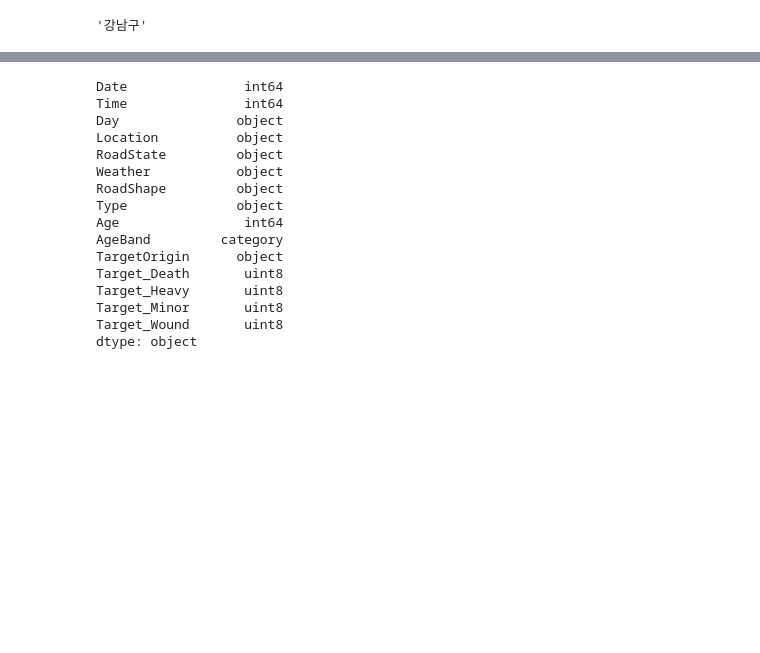
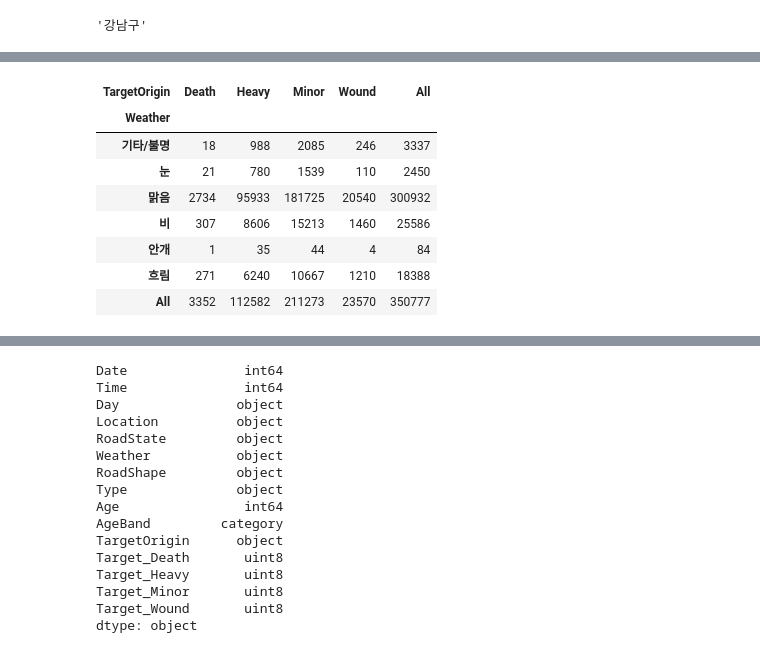
Before and after one commit to oohyun15/Prediction-of-Traffic-Accident-Risk, a Jupyter notebook: src/Preprocessing.ipynb, the cells around one changed output, grey strips where cells are left out. Cells and saved outputs as stored; diff of their text form; code cells hidden in the pictures; blank space fills up the shorter version.

```diff
--- a/src/Preprocessing.ipynb
+++ b/src/Preprocessing.ipynb
@@ -134,0 +156,13 @@ temp.columns[0]
+# %%
+weatherData = pd.crosstab(sample.Weather, sample.TargetOrigin, margins=True)
+weatherData
+# %% [output]
+| TargetOrigin | Death | Heavy | Minor | Wound | All |
+| Weather |  |  |  |  |  |
+| 기타/불명 | 18 | 988 | 2085 | 246 | 3337 |
+| 눈 | 21 | 780 | 1539 | 110 | 2450 |
+| 맑음 | 2734 | 95933 | 181725 | 20540 | 300932 |
+| 비 | 307 | 8606 | 15213 | 1460 | 25586 |
+| 안개 | 1 | 35 | 44 | 4 | 84 |
+| 흐림 | 271 | 6240 | 10667 | 1210 | 18388 |
+| All | 3352 | 112582 | 211273 | 23570 | 350777 |
```
Also changed, not shown: parts of 11 cells of this notebook, 1 other file.
